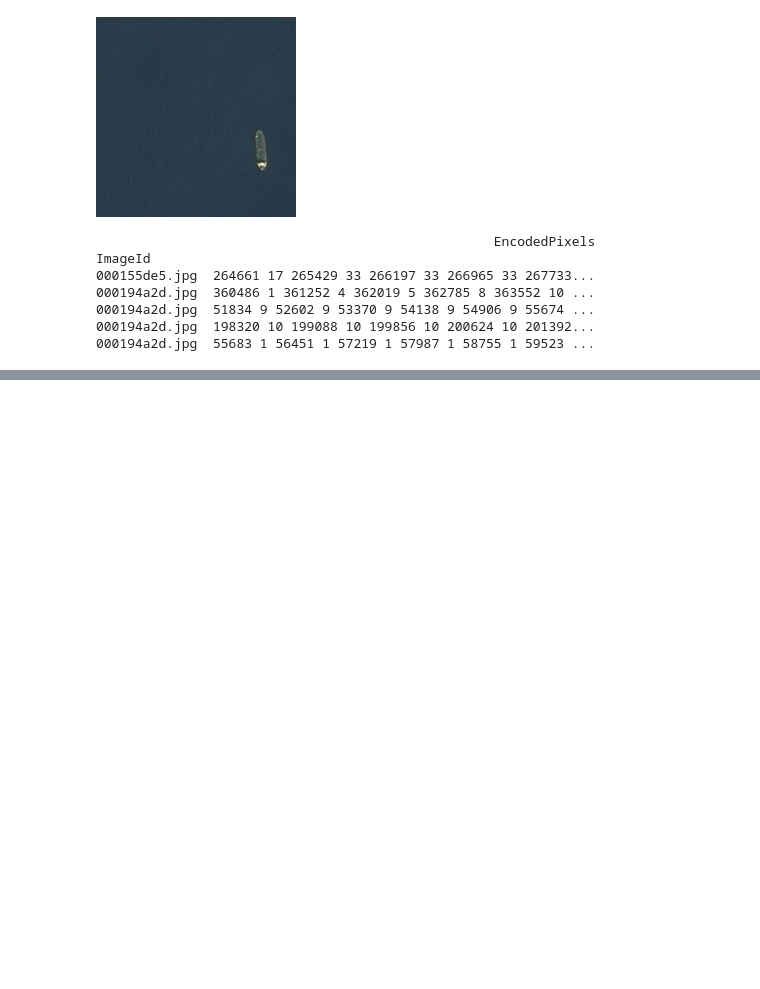
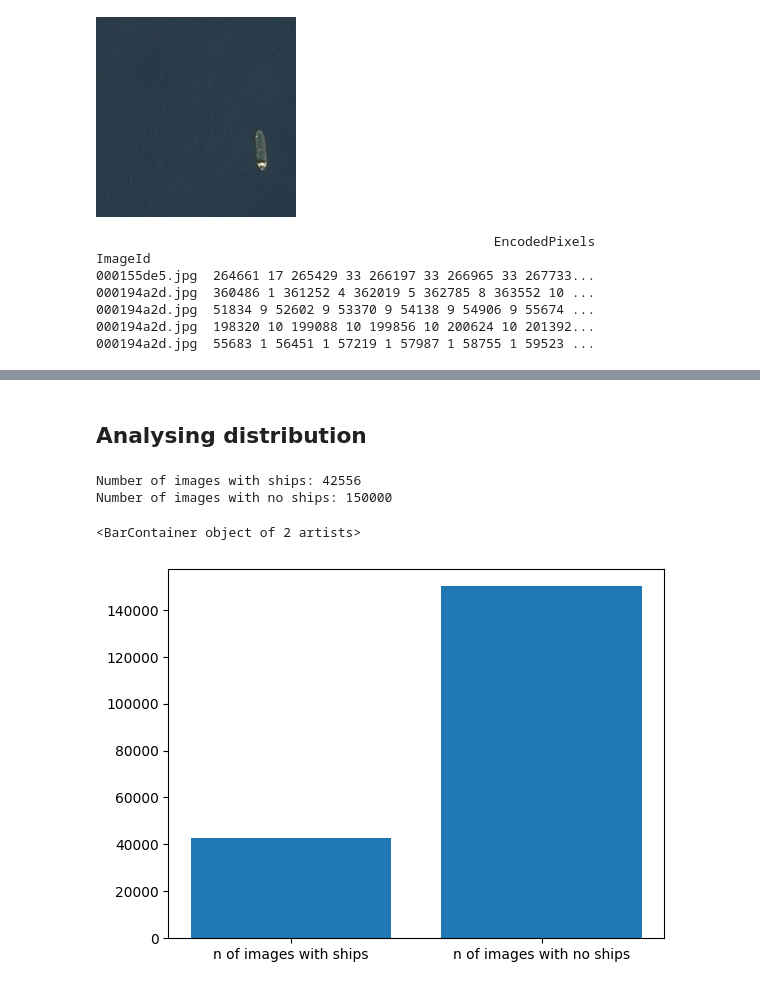
Before and after one commit to anyaachan/Airbus-Ship-Detection-Challedge, a Jupyter notebook: data-analysis.ipynb, the cells around one changed output, grey strips where cells are left out. Saved outputs shown, nothing was run; the diff lists cells and outputs as text; code cells hidden in the pictures; blank space fills up the shorter version.

Commit message:
add ship distribution analysis

```diff
--- a/data-analysis.ipynb
+++ b/data-analysis.ipynb
@@ -170,0 +173,18 @@ Text(0.5, 1.0, 'Training dataset with mask overlay')
+# %% [markdown]
+## Analysing distribution
+# %%
+df_segm_an = pd.read_csv("input/train_ship_segmentations_v2.csv")
+
+n_ships = df_segm_an[~df_segm_an.EncodedPixels.isna()].ImageId.unique()
+n_noships = df_segm_an[df_segm_an.EncodedPixels.isna()].ImageId.unique()
+
+print("Number of images with ships: " + str(len(n_ships)))
+print("Number of images with no ships: " + str(len(n_noships)))
+
+
+plt.bar(["n of images with ships", "n of images with no ships"], [len(n_ships), len(n_noships)])
+# %% [output]
+Number of images with ships: 42556
+Number of images with no ships: 150000
+<BarContainer object of 2 artists>
+[figure, added]
```
Also changed, not shown: parts of 6 cells of this notebook.
